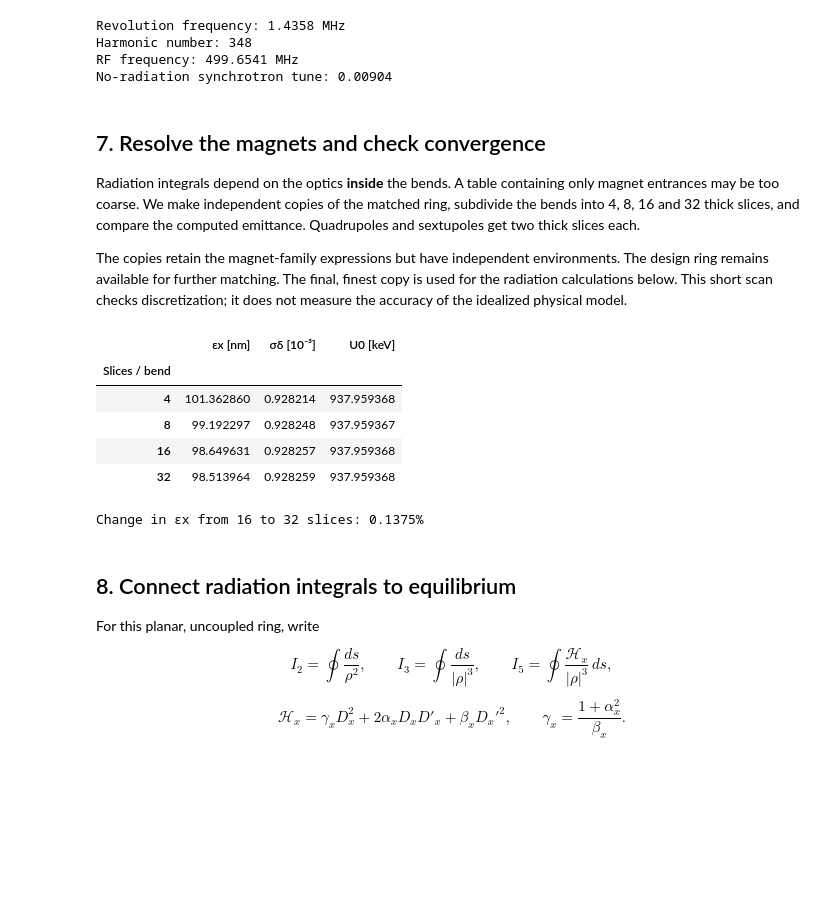
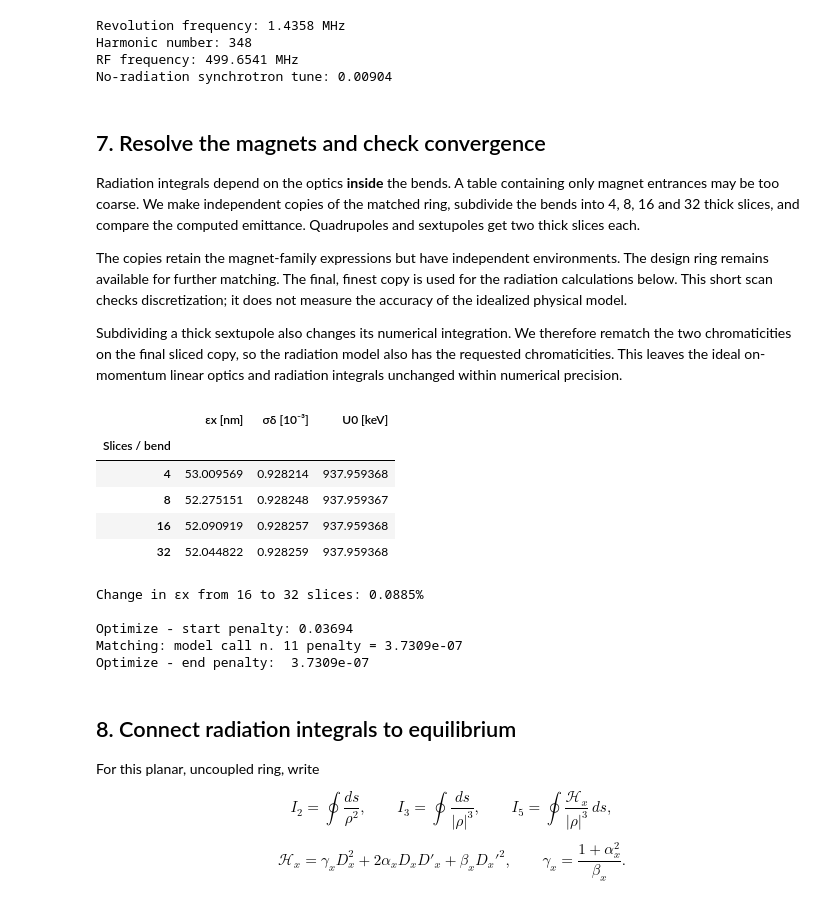
Before and after one commit to xsuite/tutorial_cas_ee_coll_and_ls, a Jupyter notebook: notebook_00_light_source.ipynb, the cells around one changed output. Cells and saved outputs as stored; diff of their text form; code cells hidden in the pictures; blank space fills up the shorter version.

```diff
--- a/notebook_00_light_source.ipynb
+++ b/notebook_00_light_source.ipynb
@@ -75,40 +79,40 @@ syntax reverses element order to make a mirror; it does not reverse magnet polar
 energy_eV = 3e9
 n_cells = 16
 qx_target, qy_target = 11.22, 4.18
-beta_x_straight = 8.0
 
 env = xt.Environment()
 env.set_particle_ref('electron', energy0=energy_eV)
 env.vars({
     'l_bend': 1.5,
     'theta_bend': 2 * np.pi / (2 * n_cells),
-    'kq1': 1.7,
-    'kq2': -1.5,
-    'kq3': 4.3,
-    'kq4': -4.8,
+    'kq1': 2.9,
+    'kq2': -3.0,
+    'kqc': 3.3,
     'ksf': 0.0,
     'ksd': 0.0,
 })
 
-# Named elements can share symbolic family strengths.
-for name, length in [('dss', 2.0), ('d03', 0.3), ('d05', 0.5), ('d025', 0.25)]:
+# Three quadrupole families; one central QC per cell.
+for name, length in [('dss', 2.0), ('d03', 0.3), ('d05', 0.5),
+                     ('d075', 0.75), ('d025', 0.25)]:
     env.new(name, xt.Drift, length=length)
-for number in range(1, 5):
-    env.new(f'q{number}', xt.Quadrupole,
-            length=0.125 if number == 4 else 0.25, k1=f'kq{number}')
+for name in ['q1', 'q2', 'qc']:
+    env.new(name, xt.Quadrupole, length=0.25, k1='k' + name)
 env.new('bend', xt.Bend, length='l_bend', angle='theta_bend')
 env.new('sf', xt.Sextupole, length=0.15, k2='ksf')
 env.new('sd', xt.Sextupole, length=0.15, k2='ksd')
 
 half_cell = env.new_line(components=[
     'dss', 'q1', 'd03', 'q2', 'd05', 'bend',
-    'd03', 'sf', 'd025', 'q3', 'd025', 'sd', 'd025', 'q4',
+    'd03', 'sd', 'd075', 'sf', 'd025',
 ])
 cell = env.new_line(components=[
     env.new('ss', xt.Marker),
-    half_cell, -half_cell,
+    half_cell, 'qc', -half_cell,
     env.new('cell_end', xt.Marker),
 ])
+assert list(cell.element_names).count('qc') == 1
+assert np.count_nonzero(cell.get_table().element_type == 'Quadrupole') == 5
 print(f'Cell length: {cell.get_length():.3f} m')
 print(f'Bend angle: {np.degrees(env["theta_bend"]):.3f} degrees')
 cell.get_table().show(cols=['s', 'element_type'])
@@ -362,40 +373,59 @@ The copies retain the magnet-family expressions but have independent environment
 The design ring remains available for further matching. The final, finest copy is
 used for the radiation calculations below. This short scan checks discretization;
 it does not measure the accuracy of the idealized physical model.
+
+Subdividing a thick sextupole also changes its numerical integration. We therefore
+rematch the two chromaticities on the final sliced copy, so the radiation model
+also has the requested chromaticities. This leaves the ideal on-momentum linear
+optics and radiation integrals unchanged within numerical precision.
 # %%
 convergence_rows = []
 for n_slices in [4, 8, 16, 32]:
     candidate = ring.copy()
     candidate.slice_thick_elements(slicing_strategies=[
         xt.Strategy(slicing=None),
         xt.Strategy(slicing=xt.Uniform(n_slices, mode='thick'), element_type=xt.Bend),
         xt.Strategy(slicing=xt.Uniform(2, mode='thick'), element_type=xt.Quadrupole),
         xt.Strategy(slicing=xt.Uniform(2, mode='thick'), element_type=xt.Sextupole),
     ])
     tw_candidate = candidate.twiss4d(radiation_integrals=True)
     convergence_rows.append({
         'Slices / bend': n_slices,
         'εx [nm]': 1e9 * tw_candidate.rad_int_eq_gemitt_x,
         'σδ [10⁻³]': 1e3 * tw_candidate.rad_int_sigma_delta,
         'U0 [keV]': 1e-3 * tw_candidate.rad_int_energy_loss,
     })
     radiation_ring, tw_integrals = candidate, tw_candidate
 
 convergence = pd.DataFrame(convergence_rows).set_index('Slices / bend')
 display(convergence)
 last_change = abs(convergence['εx [nm]'].iloc[-1] / convergence['εx [nm]'].iloc[-2] - 1)
 print(f'Change in εx from 16 to 32 slices: {100 * last_change:.4f}%')
 assert last_change < 0.002
 np.testing.assert_allclose([tw_integrals.qx, tw_integrals.qy],
                           [qx_target, qy_target], atol=1e-5, rtol=0)
+
+# Restore the chromaticity targets after changing the integration of thick sextupoles.
+radiation_ring.match(
+    method='4d',
+    vary=xt.VaryList(['ksf', 'ksd'], step=1e-3, limits=[-200, 200]),
+    targets=xt.TargetSet(dqx=1.0, dqy=1.0, tol=1e-5),
+)
+tw_integrals = radiation_ring.twiss4d(radiation_integrals=True)
+np.testing.assert_allclose([tw_integrals.dqx, tw_integrals.dqy],
+                          [1, 1], atol=1e-5, rtol=0)
 # %% [output]
 |  | εx [nm] | σδ [10⁻³] | U0 [keV] |
 | Slices / bend |  |  |  |
-| 4 | 101.362860 | 0.928214 | 937.959368 |
-| 8 | 99.192297 | 0.928248 | 937.959367 |
-| 16 | 98.649631 | 0.928257 | 937.959368 |
-| 32 | 98.513964 | 0.928259 | 937.959368 |
+| 4 | 53.009569 | 0.928214 | 937.959368 |
+| 8 | 52.275151 | 0.928248 | 937.959367 |
+| 16 | 52.090919 | 0.928257 | 937.959368 |
+| 32 | 52.044822 | 0.928259 | 937.959368 |
-Change in εx from 16 to 32 slices: 0.1375%
+Change in εx from 16 to 32 slices: 0.0885%
+
+Optimize - start penalty: 0.03694
+Matching: model call n. 11 penalty = 3.7309e-07
+Optimize - end penalty:  3.7309e-07
 # %% [markdown]
 ## 8. Connect radiation integrals to equilibrium
 
```
Also changed, not shown: parts of 18 cells of this notebook, 1 other file.
